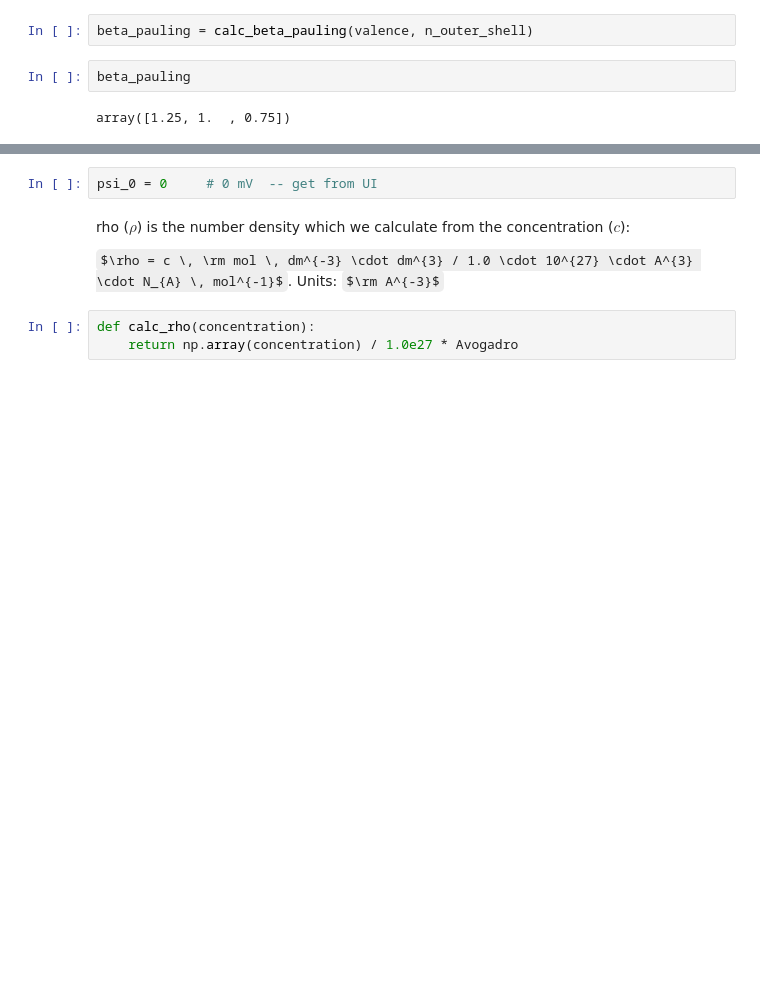
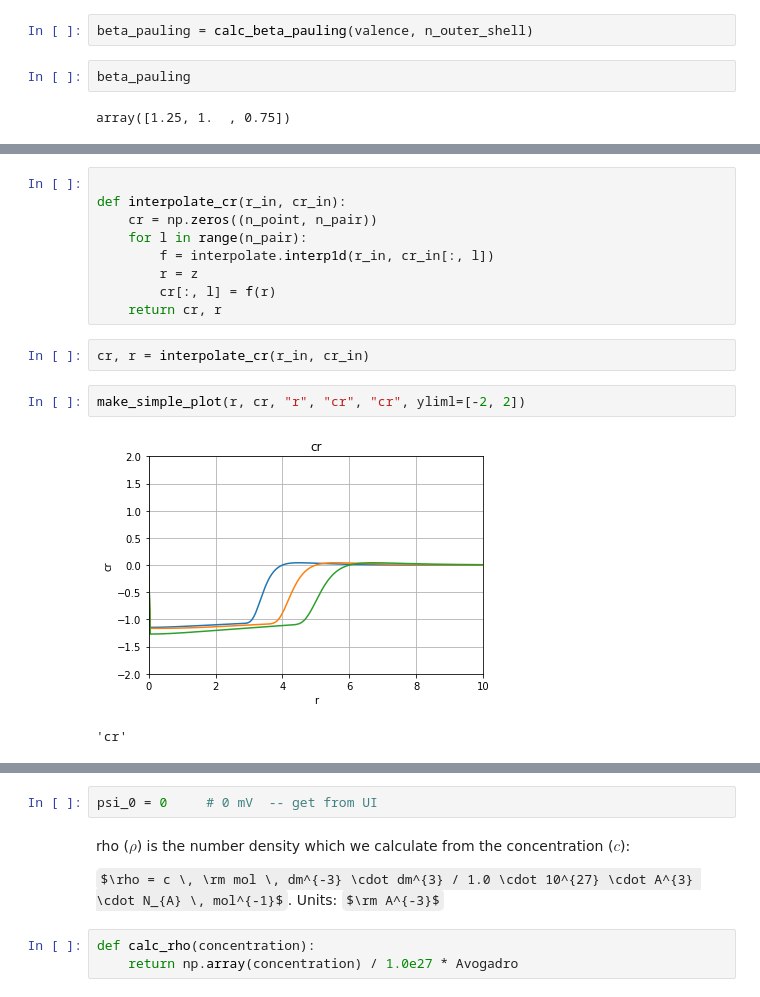
Before and after one commit to Mjboothaus/PhD-Thesis, a Jupyter notebook: notebooks/singlet_kcl.ipynb, the cells around one changed output, grey strips where cells are left out. Saved outputs shown, nothing was run; the diff lists cells and outputs as text; some formulas as TeX source; blank space fills up the shorter version.

```diff
--- a/notebooks/singlet_kcl.ipynb
+++ b/notebooks/singlet_kcl.ipynb
@@ -122,0 +158,16 @@ array([16791.65813278, 19293.2728126 , 20782.10350479])
+# %%
+
+def interpolate_cr(r_in, cr_in):
+    cr = np.zeros((n_point, n_pair))
+    for l in range(n_pair):
+        f = interpolate.interp1d(r_in, cr_in[:, l])
+        r = z
+        cr[:, l] = f(r)
+    return cr, r
+# %%
+cr, r = interpolate_cr(r_in, cr_in)
+# %%
+make_simple_plot(r, cr, "r", "cr", "cr", yliml=[-2, 2])
+# %% [output]
+[figure, added]
+'cr'
```
Also changed, not shown: parts of 48 cells of this notebook, 1 other file.
